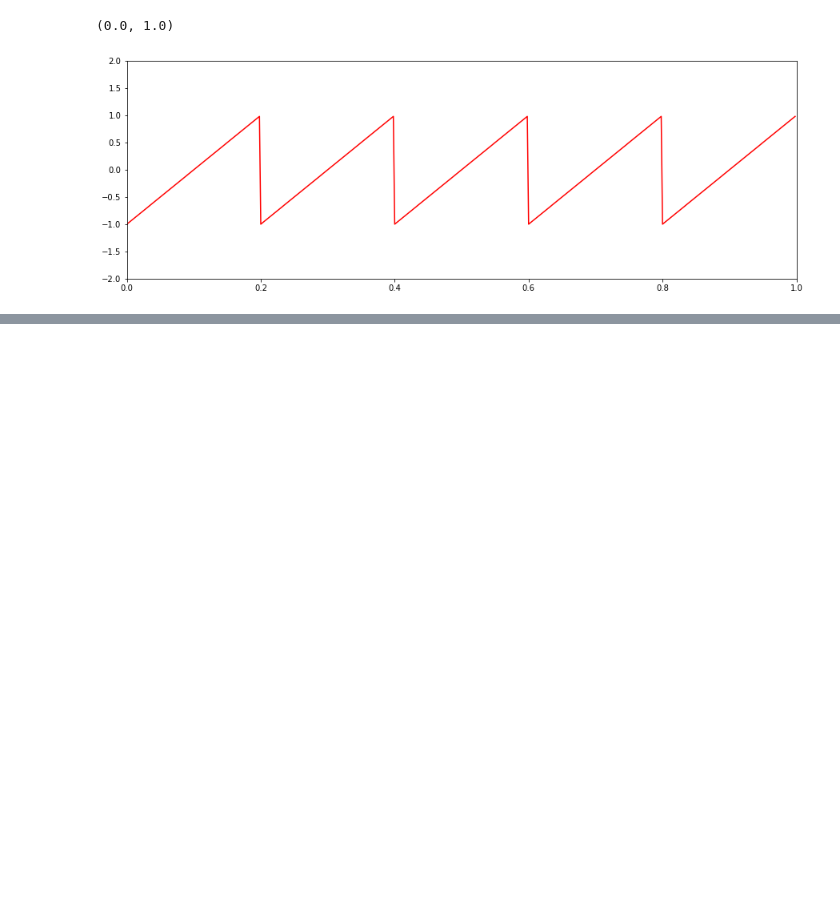
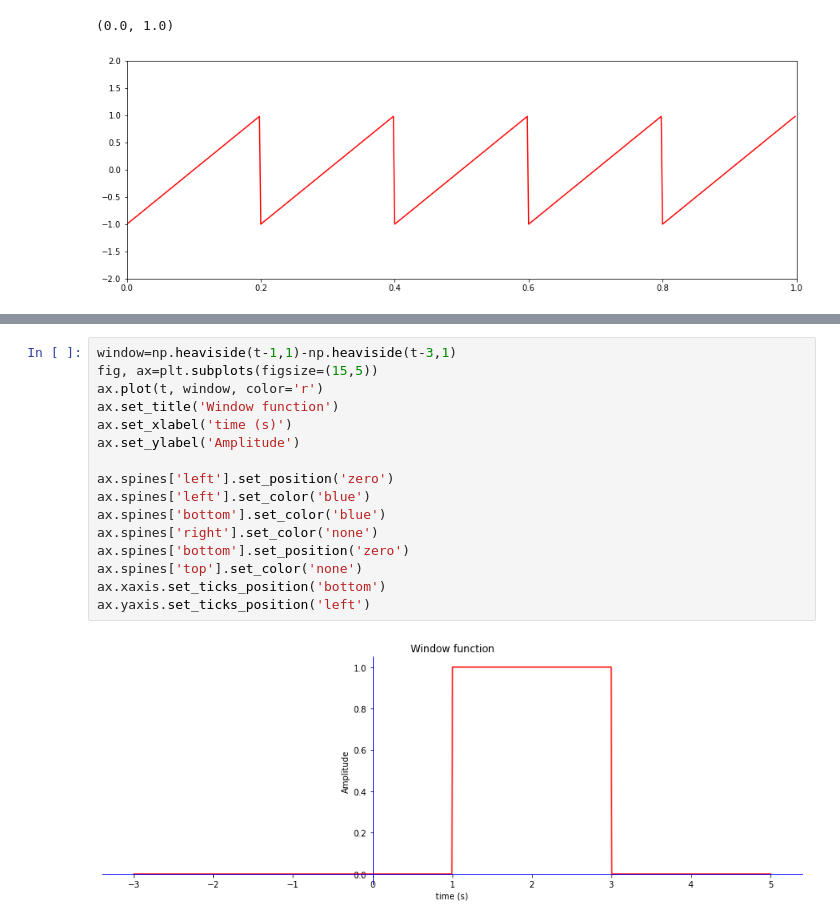
Before and after one commit to sayedul79/python-signal-and-system, a Jupyter notebook: plotting-signal.ipynb, the cells around one changed output, grey strips where cells are left out. Saved outputs shown, nothing was run; the diff lists cells and outputs as text; blank space fills up the shorter version.

```diff
--- a/plotting-signal.ipynb
+++ b/plotting-signal.ipynb
@@ -157,0 +177,18 @@ plt.xlim(0,1)
+# %%
+window=np.heaviside(t-1,1)-np.heaviside(t-3,1)
+fig, ax=plt.subplots(figsize=(15,5))
+ax.plot(t, window, color='r')
+ax.set_title('Window function')
+ax.set_xlabel('time (s)')
+ax.set_ylabel('Amplitude')
+
+ax.spines['left'].set_position('zero')
+ax.spines['left'].set_color('blue')
+ax.spines['bottom'].set_color('blue')
+ax.spines['right'].set_color('none')
+ax.spines['bottom'].set_position('zero')
+ax.spines['top'].set_color('none')
+ax.xaxis.set_ticks_position('bottom')
+ax.yaxis.set_ticks_position('left')
+# %% [output]
+[figure, added]
```
Also changed, not shown: parts of 2 cells of this notebook, 1 other file.
